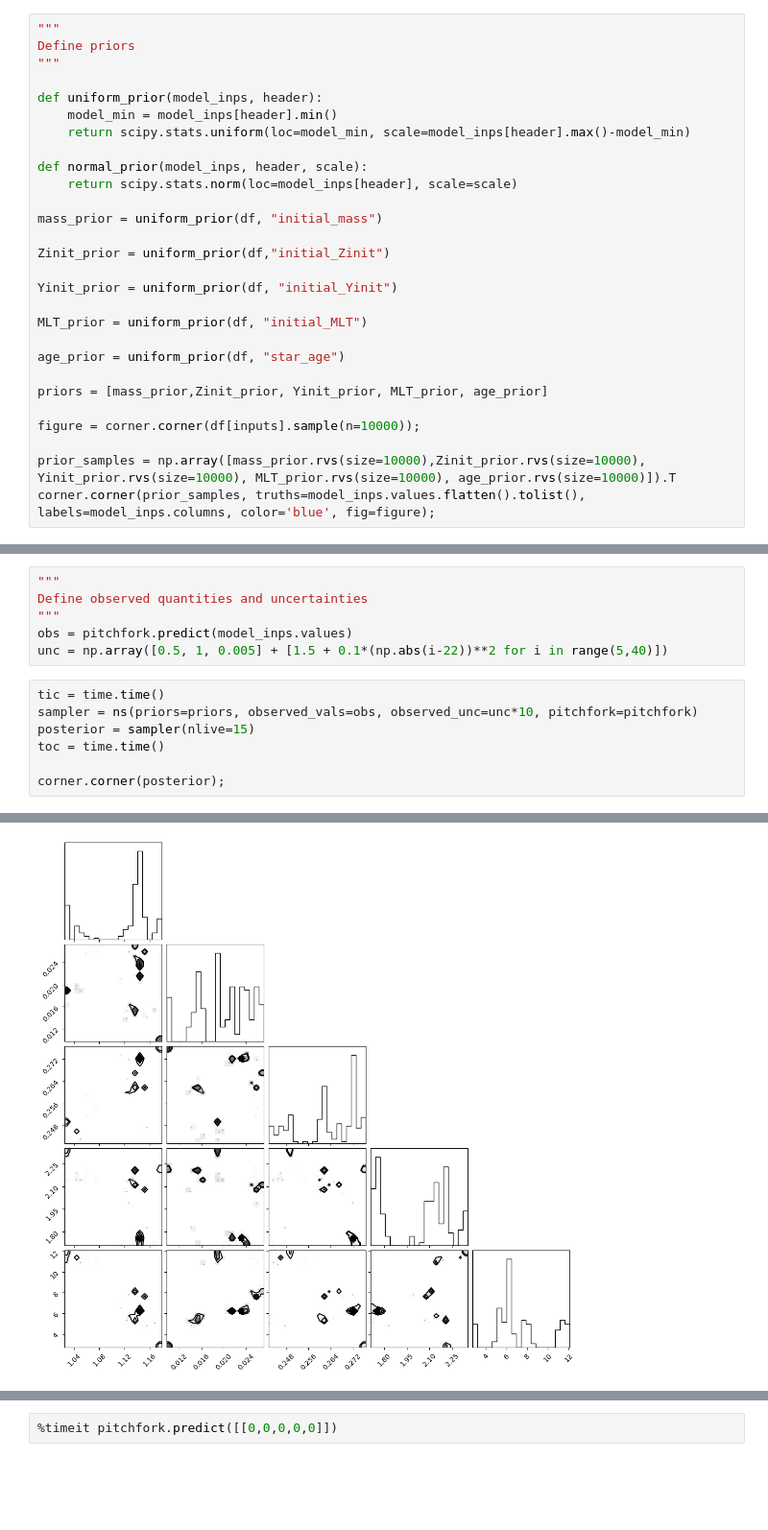
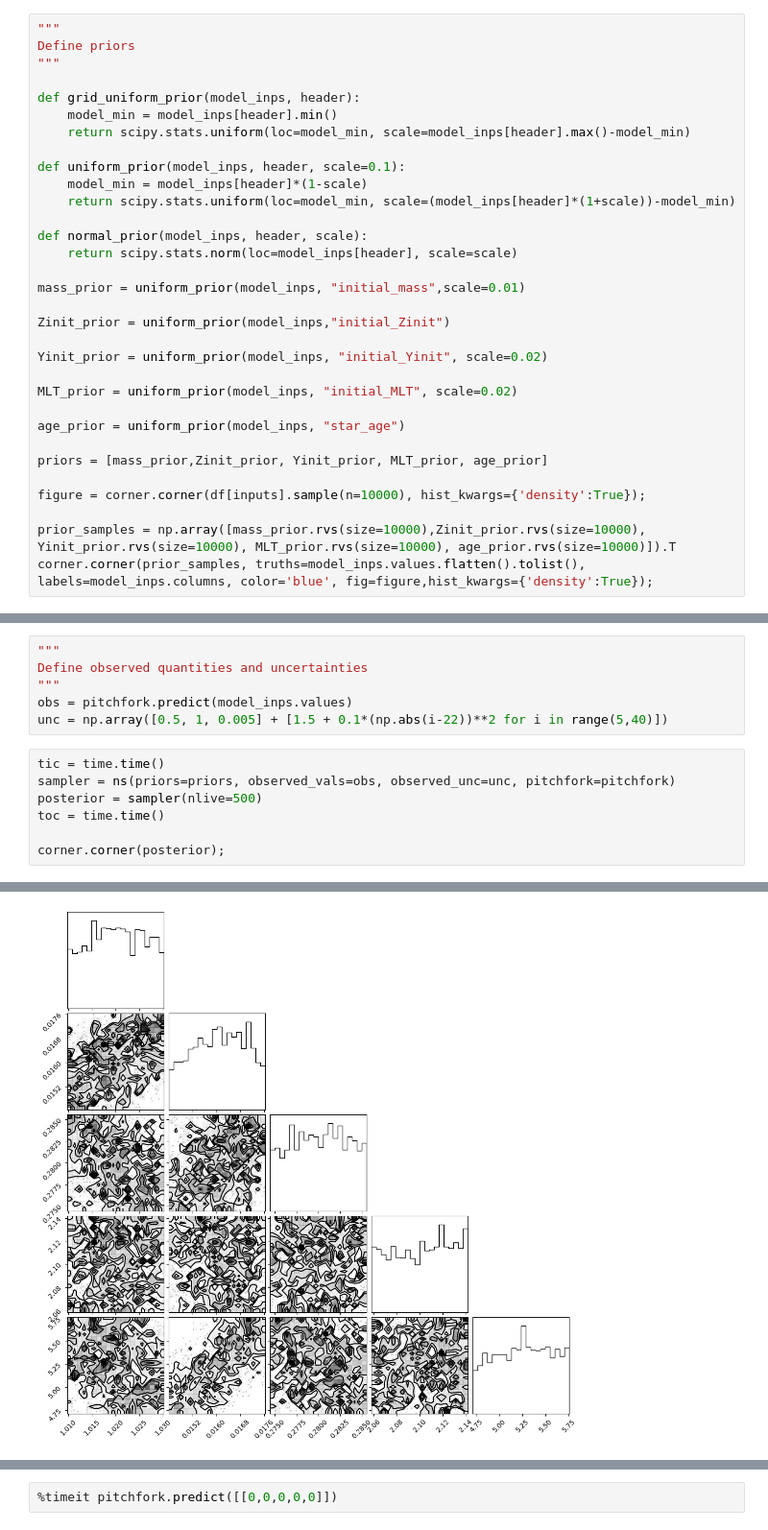
Before and after one commit to ojscutt/sl-pitchfork, a Jupyter notebook: 5_inference_elu.ipynb, the cells around one changed output, grey strips where cells are left out. Shown at 96% size. Saved outputs shown, nothing was run; the diff lists cells and outputs as text; blank space fills up the shorter version.

```diff
--- a/5_inference_elu.ipynb
+++ b/5_inference_elu.ipynb
@@ -50,27 +50,31 @@ model
 Define priors
 """
 
-def uniform_prior(model_inps, header):
+def grid_uniform_prior(model_inps, header):
     model_min = model_inps[header].min()
     return scipy.stats.uniform(loc=model_min, scale=model_inps[header].max()-model_min)
+
+def uniform_prior(model_inps, header, scale=0.1):
+    model_min = model_inps[header]*(1-scale)
+    return scipy.stats.uniform(loc=model_min, scale=(model_inps[header]*(1+scale))-model_min)
 
 def normal_prior(model_inps, header, scale):
     return scipy.stats.norm(loc=model_inps[header], scale=scale)
 
-mass_prior = uniform_prior(df, "initial_mass")
+mass_prior = uniform_prior(model_inps, "initial_mass",scale=0.01)
 
-Zinit_prior = uniform_prior(df,"initial_Zinit")
+Zinit_prior = uniform_prior(model_inps,"initial_Zinit")
 
-Yinit_prior = uniform_prior(df, "initial_Yinit")
+Yinit_prior = uniform_prior(model_inps, "initial_Yinit", scale=0.02)
 
-MLT_prior = uniform_prior(df, "initial_MLT")
+MLT_prior = uniform_prior(model_inps, "initial_MLT", scale=0.02)
 
-age_prior = uniform_prior(df, "star_age")
+age_prior = uniform_prior(model_inps, "star_age")
 
 priors = [mass_prior,Zinit_prior, Yinit_prior, MLT_prior, age_prior]
 
-figure = corner.corner(df[inputs].sample(n=10000));
+figure = corner.corner(df[inputs].sample(n=10000), hist_kwargs={'density':True});
 
 prior_samples = np.array([mass_prior.rvs(size=10000),Zinit_prior.rvs(size=10000), Yinit_prior.rvs(size=10000), MLT_prior.rvs(size=10000), age_prior.rvs(size=10000)]).T
-corner.corner(prior_samples, truths=model_inps.values.flatten().tolist(), labels=model_inps.columns, color='blue', fig=figure);
+corner.corner(prior_samples, truths=model_inps.values.flatten().tolist(), labels=model_inps.columns, color='blue', fig=figure,hist_kwargs={'density':True});
 # %% [output]
@@ -97,8 +101,8 @@ obs = pitchfork.predict(model_inps.values)
 unc = np.array([0.5, 1, 0.005] + [1.5 + 0.1*(np.abs(i-22))**2 for i in range(5,40)])
 # %%
 tic = time.time()
-sampler = ns(priors=priors, observed_vals=obs, observed_unc=unc*10, pitchfork=pitchfork)
-posterior = sampler(nlive=15)
+sampler = ns(priors=priors, observed_vals=obs, observed_unc=unc, pitchfork=pitchfork)
+posterior = sampler(nlive=500)
 toc = time.time()
 
 corner.corner(posterior);
@@ -108,4 +111,4 @@ iter: 148 | +15 | bound: 35 | nc: 1 | ncall: 3069 | eff(%):  5.337 | loglstar:
-[figure, old version]
+[figure, new version]
 # %%
 figure = corner.corner(df[inputs].sample(n=posterior.shape[0]));
 print(toc-tic)
```
Also changed, not shown: parts of 8 cells of this notebook, 3 other files.
